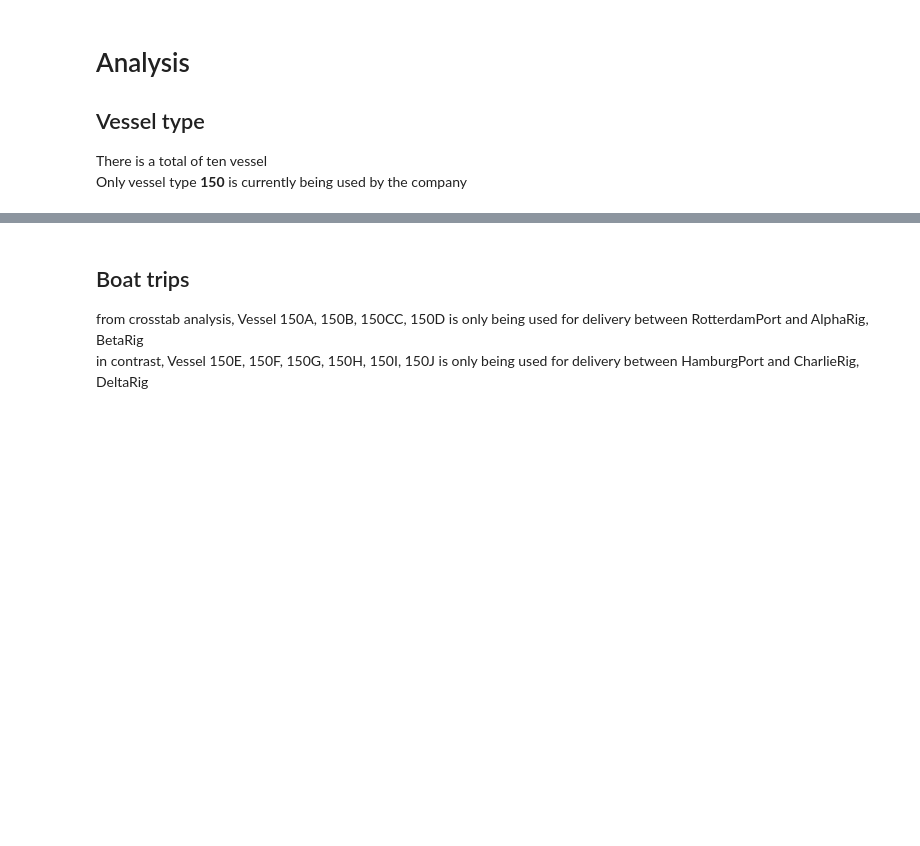
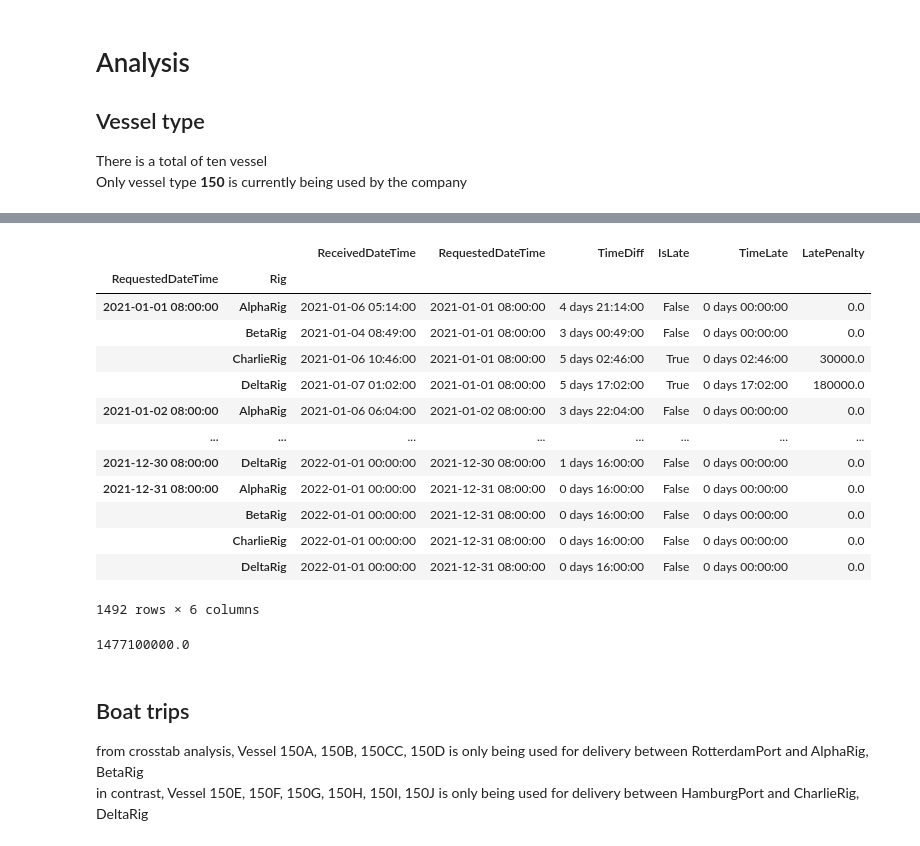
Before and after one commit to playerB/simio-competition, a Jupyter notebook: simprog.ipynb, the cells around one changed output, grey strips where cells are left out. Drawn from its saved outputs; the diff is of its cells as text; code cells hidden in the pictures; blank space fills up the shorter version.

```diff
--- a/simprog.ipynb
+++ b/simprog.ipynb
@@ -133,0 +141,35 @@ Name: Vessel, dtype: int64
+# %%
+# function to group by request (orders from the same time in the same day is considered as the same request) and to calculate if the order is late or not
+# by comparing the requested date with the minimum received date of the request
+
+def late(df):
+    grouped_request = df.groupby(['RequestedDateTime', 'Rig'])
+    request = grouped_request.aggregate({'ReceivedDateTime':np.min, 'RequestedDateTime':np.min})
+    request['TimeDiff'] = request['ReceivedDateTime'] - request['RequestedDateTime']
+    request['IsLate'] = request['TimeDiff'] > pd.Timedelta('5 days')
+    request['TimeLate'] = (request['TimeDiff'] - pd.Timedelta('5 days')).clip(lower='00:00:00')
+    # late penalty of $10000 per hour if IsLate = true (a fraction of an hour late is calculated as one full hour late)
+    request['LatePenalty'] = request['IsLate'] * (request['TimeLate'].dt.total_seconds() // 3600 + 1) * 10000
+    return request
+
+late(df)
+# %% [output]
+|  |  | ReceivedDateTime | RequestedDateTime | TimeDiff | IsLate | TimeLate | LatePenalty |
+| RequestedDateTime | Rig |  |  |  |  |  |  |
+| 2021-01-01 08:00:00 | AlphaRig | 2021-01-06 05:14:00 | 2021-01-01 08:00:00 | 4 days 21:14:00 | False | 0 days 00:00:00 | 0.0 |
+|  | BetaRig | 2021-01-04 08:49:00 | 2021-01-01 08:00:00 | 3 days 00:49:00 | False | 0 days 00:00:00 | 0.0 |
+|  | CharlieRig | 2021-01-06 10:46:00 | 2021-01-01 08:00:00 | 5 days 02:46:00 | True | 0 days 02:46:00 | 30000.0 |
+|  | DeltaRig | 2021-01-07 01:02:00 | 2021-01-01 08:00:00 | 5 days 17:02:00 | True | 0 days 17:02:00 | 180000.0 |
+| 2021-01-02 08:00:00 | AlphaRig | 2021-01-06 06:04:00 | 2021-01-02 08:00:00 | 3 days 22:04:00 | False | 0 days 00:00:00 | 0.0 |
+| ... | ... | ... | ... | ... | ... | ... | ... |
+| 2021-12-30 08:00:00 | DeltaRig | 2022-01-01 00:00:00 | 2021-12-30 08:00:00 | 1 days 16:00:00 | False | 0 days 00:00:00 | 0.0 |
+| 2021-12-31 08:00:00 | AlphaRig | 2022-01-01 00:00:00 | 2021-12-31 08:00:00 | 0 days 16:00:00 | False | 0 days 00:00:00 | 0.0 |
+|  | BetaRig | 2022-01-01 00:00:00 | 2021-12-31 08:00:00 | 0 days 16:00:00 | False | 0 days 00:00:00 | 0.0 |
+|  | CharlieRig | 2022-01-01 00:00:00 | 2021-12-31 08:00:00 | 0 days 16:00:00 | False | 0 days 00:00:00 | 0.0 |
+|  | DeltaRig | 2022-01-01 00:00:00 | 2021-12-31 08:00:00 | 0 days 16:00:00 | False | 0 days 00:00:00 | 0.0 |
+1492 rows × 6 columns
+# %%
+# total late penalty
+late(df)['LatePenalty'].sum()
+# %% [output]
+1477100000.0
```
Also changed, not shown: parts of 27 cells of this notebook, 1 other file.
